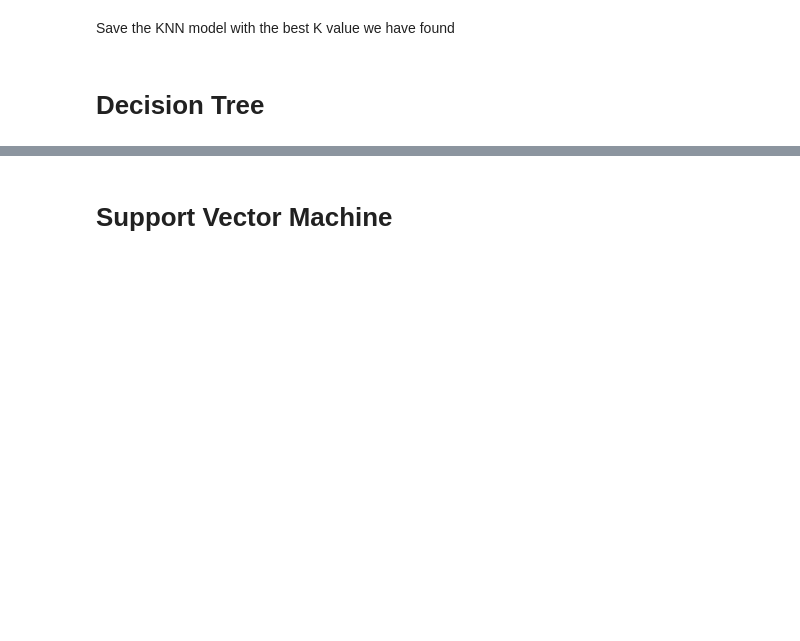
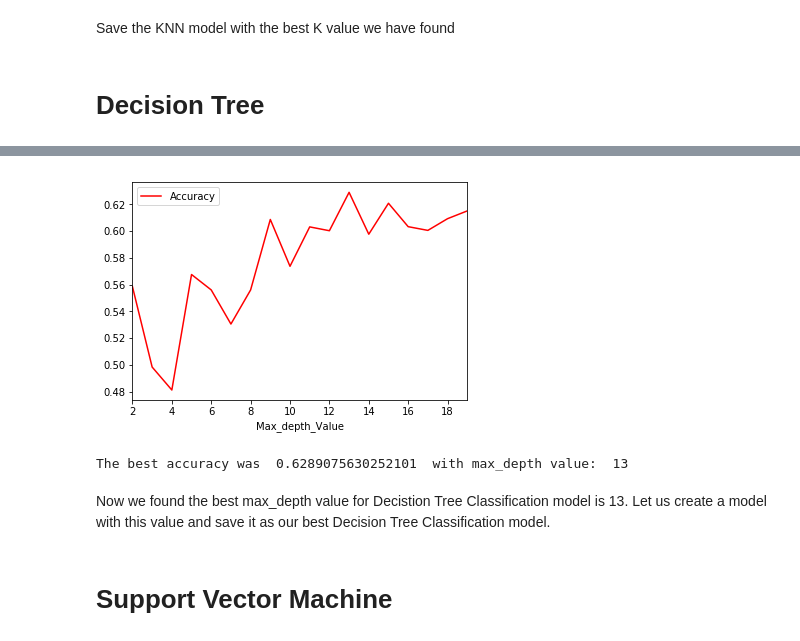
Before and after one commit to 13204942/Cousera-capstone-project, a Jupyter notebook: Capstone_project_assignment.ipynb, the cells around one changed output, grey strips where cells are left out. Cells and saved outputs as stored; diff of their text form; code cells hidden in the pictures; blank space fills up the shorter version.

Commit message:
Implement Decision Tree Model

```diff
--- a/Capstone_project_assignment.ipynb
+++ b/Capstone_project_assignment.ipynb
@@ -430,0 +427,9 @@ best_knn_cls = KNeighborsClassifier(n_neighbors = k).fit(X_train,y_train)
+# %%
+from sklearn.tree import DecisionTreeClassifier
+
+random_depth = 4
+dt_cls = DecisionTreeClassifier(criterion="entropy", max_depth = random_depth)
+# %%
+X_train, X_test, y_train, y_test = train_test_split(X, y, test_size=0.2, random_state=4)
+print('Train set: ', X_train.shape, y_train.shape)
+print('Test set: ', X_test.shape, y_test.shape)
@@ -430,0 +439,3 @@ best_knn_cls = KNeighborsClassifier(n_neighbors = k).fit(X_train,y_train)
+# %%
+dt_cls.fit(X_train, y_train)
+yhat = dt_cls.predict(X_test)
@@ -430,0 +448,20 @@ best_knn_cls = KNeighborsClassifier(n_neighbors = k).fit(X_train,y_train)
+# %%
+n = 10
+cv = KFold(n_splits=n, random_state=42, shuffle=False)
+
+depth_Vals = 20
+cv_best_scores_dt = []
+
+for depthVal in range(2, depth_Vals):
+    cv_scores = []
+    for train_index, test_index in cv.split(X):
+        X_train, X_test, y_train, y_test = X[train_index], X[test_index], y[train_index], y[test_index]
+        dtCls = DecisionTreeClassifier(criterion="entropy", max_depth = depthVal).fit(X_train, y_train)
+        yhat = dtCls.predict(X_test)
+        cv_scores.append(metrics.accuracy_score(y_test, yhat))
+
+    cv_best_scores_dt.append([depthVal, statistics.mean(cv_scores)])
+    #cv_best_scores_dt.append([depthVal, cv_scores])
+
+cv_best_scores_dt_df = pd.DataFrame(cv_best_scores_dt, columns =['Max_depth_Value', 'Accuracy'])
+print(cv_best_scores_dt_df.head())
@@ -430,0 +495,12 @@ best_knn_cls = KNeighborsClassifier(n_neighbors = k).fit(X_train,y_train)
+# %%
+cv_best_scores_dt_df.plot(kind='line', x='Max_depth_Value', y='Accuracy', color='red')
+plt.show()
+# %% [output]
+[figure, added]
+# %%
+print( "The best accuracy was ", cv_best_scores_dt_df['Accuracy'].max(), " with max_depth value: ", cv_best_scores_dt_df.loc[cv_best_scores_dt_df['Accuracy'] == cv_best_scores_dt_df['Accuracy'].max()].index[0]+2)
+# %% [output]
+The best accuracy was  0.6289075630252101  with max_depth value:  13
+# %% [markdown]
+Now we found the best max_depth value for Decistion Tree Classification model is 13.
+Let us create a model with this value and save it as our best Decision Tree Classification model.
```
Also changed, not shown: parts of 25 cells of this notebook.
